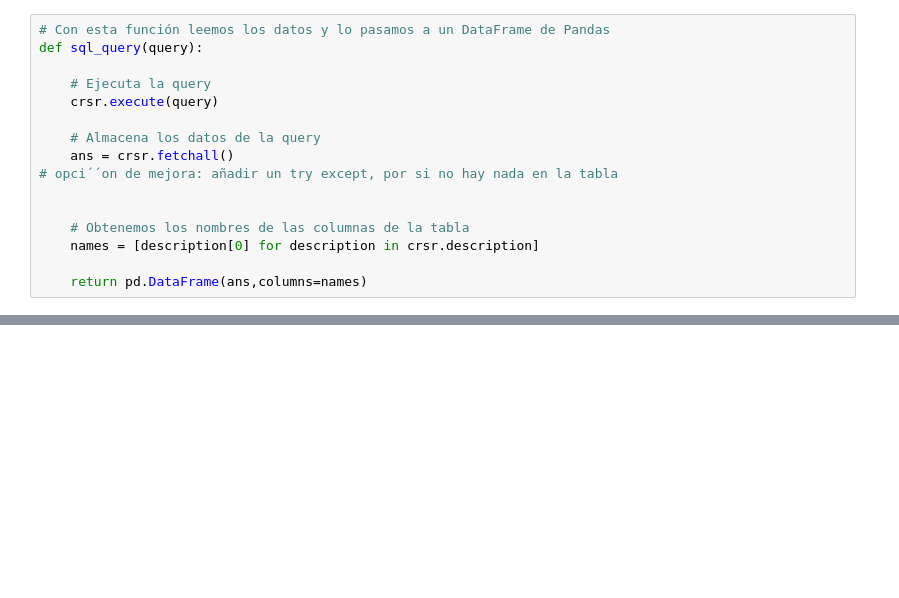
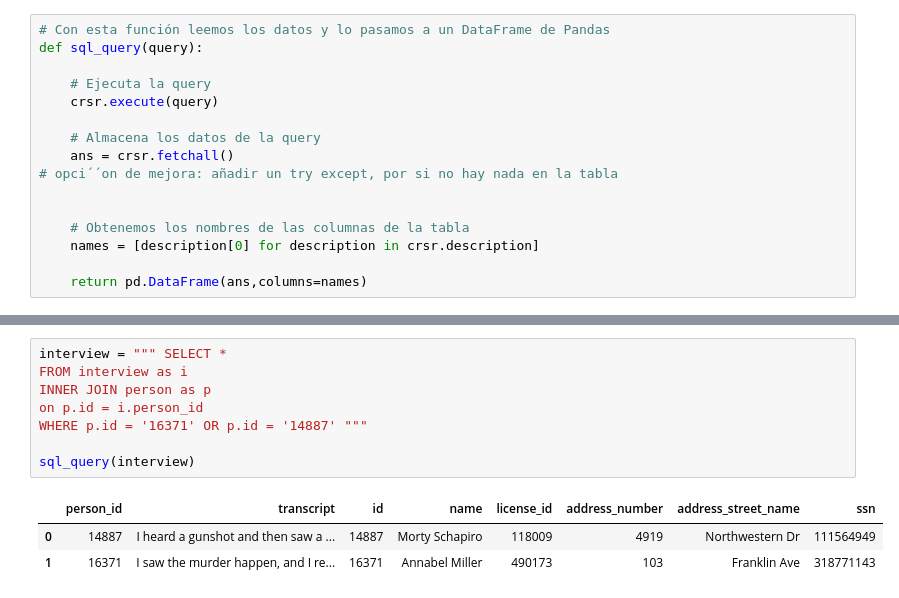
Before and after one commit to LauraGSanchz/DS_PT_09_2023, a Jupyter notebook: Data_Analysis/7-Bases_de_datos/SQL/Ejercicicio_individual_II/murder_game/sql_murder.ipynb, the cells around one changed output, grey strips where cells are left out. Cells and saved outputs as stored; diff of their text form; blank space fills up the shorter version.

```diff
--- a/Data_Analysis/7-Bases_de_datos/SQL/Ejercicicio_individual_II/murder_game/sql_murder.ipynb
+++ b/Data_Analysis/7-Bases_de_datos/SQL/Ejercicicio_individual_II/murder_game/sql_murder.ipynb
@@ -39,0 +82,12 @@ SELECT *
+# %%
+interview = """ SELECT *
+FROM interview as i
+INNER JOIN person as p
+on p.id = i.person_id
+WHERE p.id = '16371' OR p.id = '14887' """
+
+sql_query(interview)
+# %% [output]
+|  | person_id | transcript | id | name | license_id | address_number | address_street_name | ssn |
+| 0 | 14887 | I heard a gunshot and then saw a ... | 14887 | Morty Schapiro | 118009 | 4919 | Northwestern Dr | 111564949 |
+| 1 | 16371 | I saw the murder happen, and I re... | 16371 | Annabel Miller | 490173 | 103 | Franklin Ave | 318771143 |
```
Also changed, not shown: parts of 15 cells of this notebook, 2 other files.
